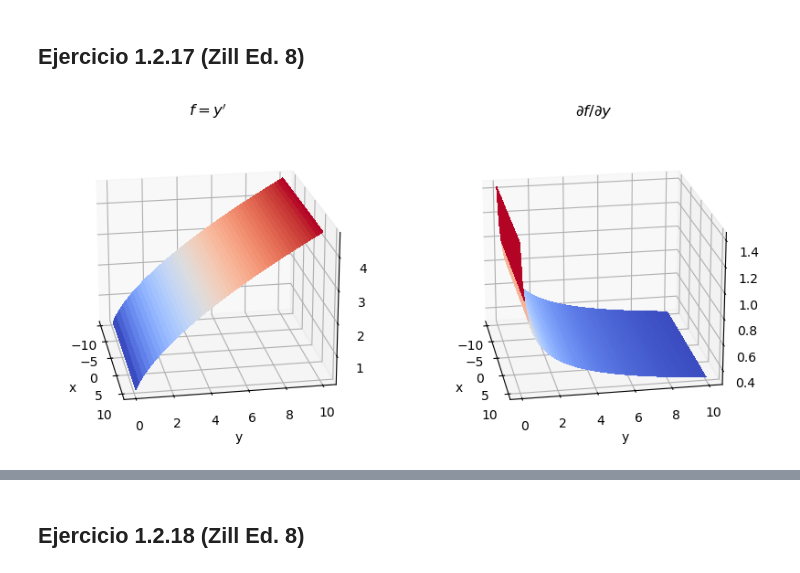
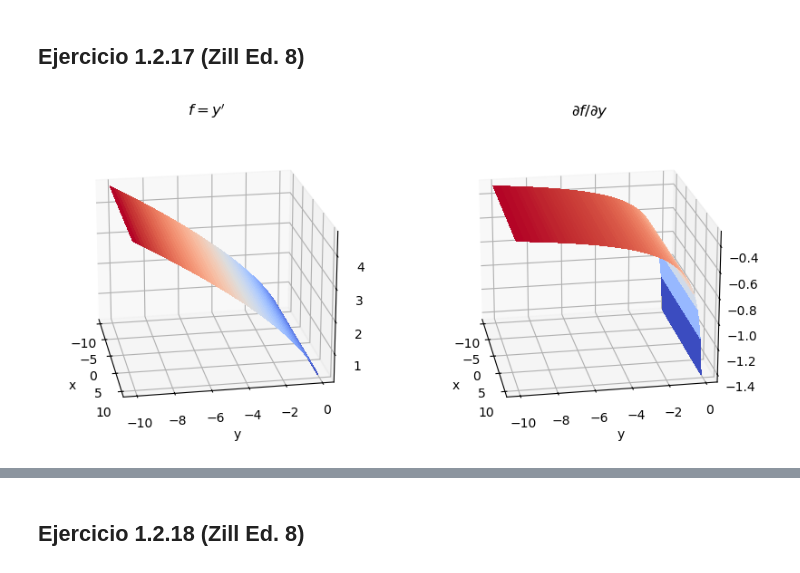
Before and after one commit to jhabriel/edo_fcq_2024, a Jupyter notebook: clase_02.ipynb, the cells around one changed output, grey strips where cells are left out. Cells and saved outputs as stored; diff of their text form; code cells hidden in the pictures.

```diff
--- a/clase_02.ipynb
+++ b/clase_02.ipynb
@@ -107,29 +107,30 @@ En un PVI para una EDO de segundo orden, para que una solución particular $y(x)
 ## Ejercicio 1.2.17 (Zill Ed. 8)
 # %%
 def f(x, y):
-    return y ** (2/3)
+    return np.cbrt(y) ** 2
 
-def df(x, y):
-    return (2/3) * y ** (-1/3)
+def dfdy(x, y):
+    return (2/3) * (1 / (np.cbrt(y)))
 
+# Valores a la izquierda de y = 0
 a, b = -10, 10
-c, d = 0.1, 10
+c, d = -10, -0.1
 
 X, Y = np.meshgrid(np.linspace(a, b, 100), np.linspace(c, d, 100))
 
 f_vals = f(X, Y)
-df_vals = df(X, Y)
+df_vals = dfdy(X, Y)
 
 fig, ax = plt.subplots(1, 2, subplot_kw={"projection": "3d"}, figsize=[10, 10])
 ax[0].plot_surface(X, Y, f_vals, cmap=cm.coolwarm, linewidth=0, antialiased=False)
 ax[1].plot_surface(X, Y, df_vals, cmap=cm.coolwarm, linewidth=0, antialiased=False)
 
 ax[0].set(xlabel="x", ylabel="y", title=r"$f = y'$")
 ax[0].view_init(20, -10)
 
 ax[1].set(xlabel="x", ylabel="y", title=r"$\partial f / \partial y$")
 ax[1].view_init(20, -10)
 
 plt.show()
 # %% [output]
-[figure, old version]
+[figure, new version]
```
Also changed, not shown: parts of 6 cells of this notebook.
